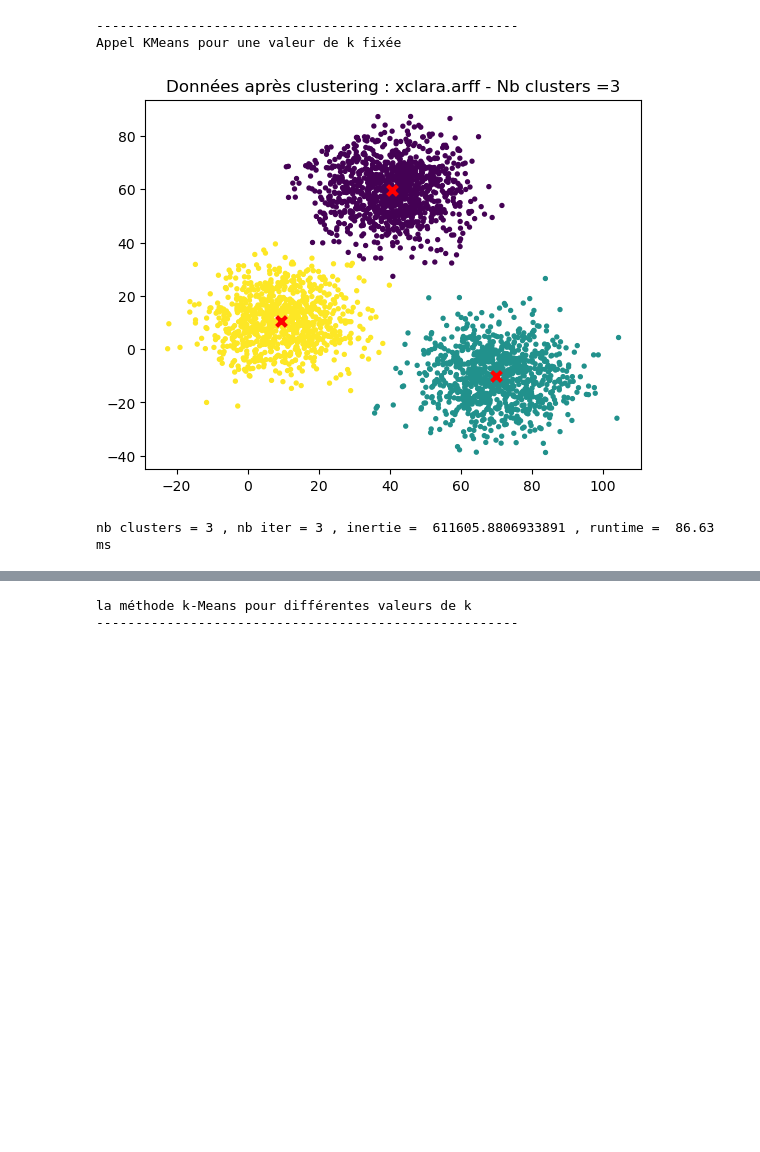
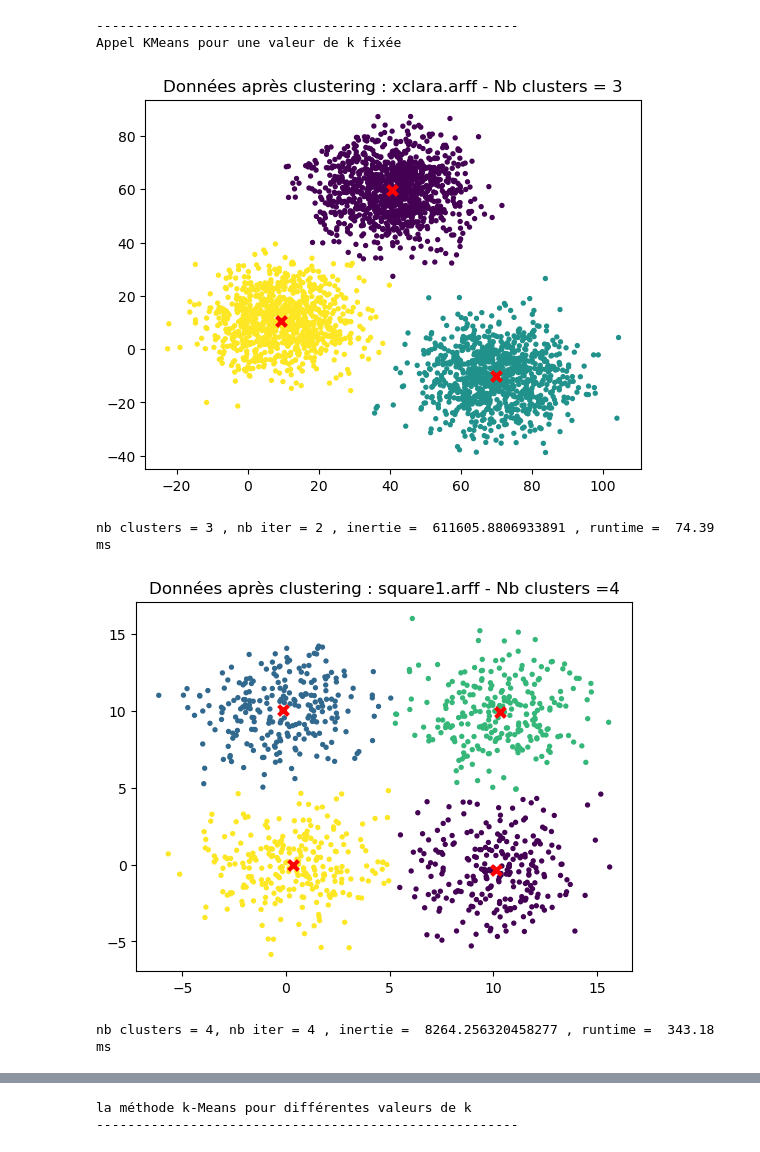
Before and after one commit to leilakhira/Tp-Clustering, a Jupyter notebook: Kmeans.py.ipynb, the cells around one changed output, grey strips where cells are left out. Saved outputs shown, nothing was run; the diff lists cells and outputs as text; code cells hidden in the pictures; blank space fills up the shorter version.

```diff
--- a/Kmeans.py.ipynb
+++ b/Kmeans.py.ipynb
@@ -44,32 +52,54 @@ Affichage données initiales            xclara.arff
 # %%
 # Run clustering method for a given number of clusters
 print("------------------------------------------------------")
 print("Appel KMeans pour une valeur de k fixée")
 tps1 = time.time()
-k=3
-model = cluster.KMeans(n_clusters=k, init='k-means++', n_init=1)
-model.fit(datanp)
+datanp_xclara=data_transform(name1)
+
+model = cluster.KMeans(n_clusters=3, init='k-means++', n_init=1)
+model.fit(datanp_xclara)
 tps2 = time.time()
-labels = model.labels_
+labels_xclara = model.labels_
 # informations sur le clustering obtenu
 iteration = model.n_iter_
 inertie = model.inertia_
-centroids = model.cluster_centers_
-
+centroids_xclara = model.cluster_centers_
 #plt.figure(figsize=(6, 6))
-plt.scatter(f0, f1, c=labels, s=8)
-plt.scatter(centroids[:, 0],centroids[:, 1], marker="x", s=50, linewidths=3, color="red")
-plt.title("Données après clustering : "+ str(name) + " - Nb clusters ="+ str(k))
+f0 = datanp_xclara[:,0] # tous les élements de la première colonne
+f1 = datanp_xclara[:,1] # tous les éléments de la deuxième colonne
+plt.scatter(f0, f1, c= labels_xclara , s=8)
+plt.scatter(centroids_xclara[:, 0],centroids_xclara[:, 1], marker="x", s=50, linewidths=3, color="red")
+plt.title("Données après clustering : "+ str(name1) + " - Nb clusters = 3")
 #plt.savefig(path_out+"Plot-kmeans-code1-"+str(name)+"-cluster.jpg",bbox_inches='tight', pad_inches=0.1)
 plt.show()
+print("nb clusters = 3 , nb iter =",iteration, ", inertie = ",inertie, ", runtime = ", round((tps2 - tps1)*1000,2),"ms")
+#print("labels", labels)
 
-print("nb clusters =",k,", nb iter =",iteration, ", inertie = ",inertie, ", runtime = ", round((tps2 - tps1)*1000,2),"ms")
-#print("labels", labels)
+datanp_square=data_transform(name2)
+model = cluster.KMeans(n_clusters=4, init='k-means++', n_init=1)
+model.fit(datanp_square)
+tps2 = time.time()
+labels_square = model.labels_
+# informations sur le clustering obtenu
+iteration = model.n_iter_
+inertie = model.inertia_
+centroids_square = model.cluster_centers_
+#plt.figure(figsize=(6, 6))
+f0 = datanp_square[:,0] # tous les élements de la première colonne
+f1 = datanp_square[:,1] # tous les éléments de la deuxième colonne
+plt.scatter(f0, f1, c=labels_square, s=8)
+plt.scatter(centroids_square[:, 0],centroids_square[:, 1], marker="x", s=50, linewidths=3, color="red")
+plt.title("Données après clustering : "+ str(name2) + " - Nb clusters =4")
+#plt.savefig(path_out+"Plot-kmeans-code1-"+str(name)+"-cluster.jpg",bbox_inches='tight', pad_inches=0.1)
+plt.show()
+print("nb clusters = 4, nb iter =",iteration, ", inertie = ",inertie, ", runtime = ", round((tps2 - tps1)*1000,2),"ms")
 # %% [output]
 ------------------------------------------------------
 Appel KMeans pour une valeur de k fixée
-[figure, old version]
+[figure, new version]
-nb clusters = 3 , nb iter = 3 , inertie =  611605.8806933891 , runtime =  86.63 ms
+nb clusters = 3 , nb iter = 2 , inertie =  611605.8806933891 , runtime =  74.39 ms
+[figure, added]
+nb clusters = 4, nb iter = 4 , inertie =  8264.256320458277 , runtime =  343.18 ms
 # %%
 print("les scores de regroupement de chaque cluster (distance minimale, maximale, moyenne entre les points d’un cluster et son centre)")
 from sklearn.metrics.pairwise import euclidean_distances
```
Also changed, not shown: parts of 4 cells of this notebook, 2 other files.
